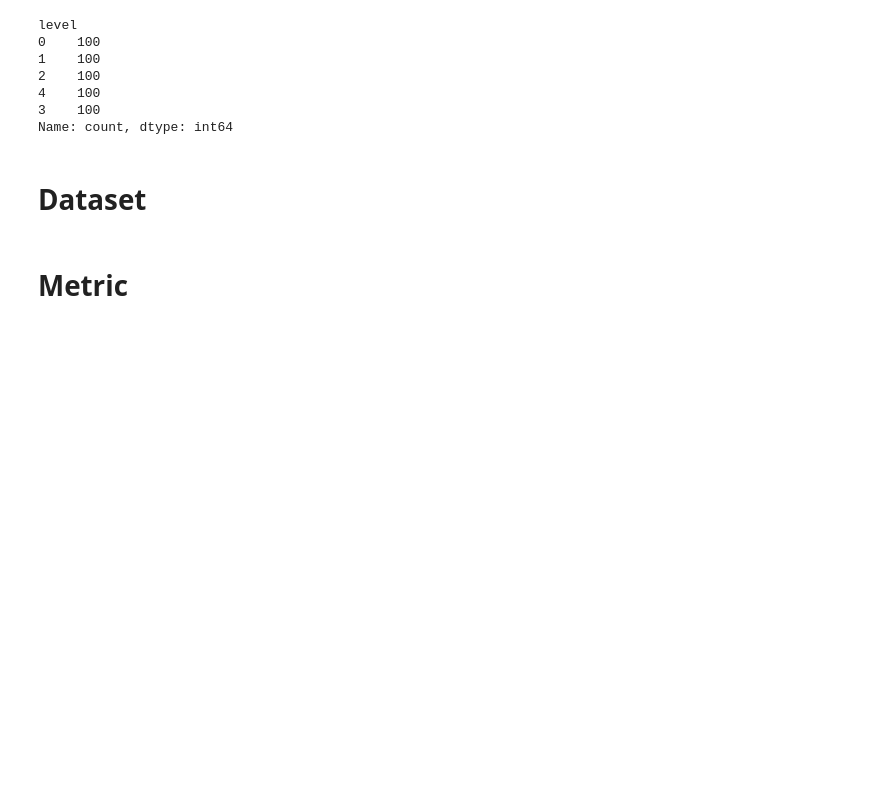
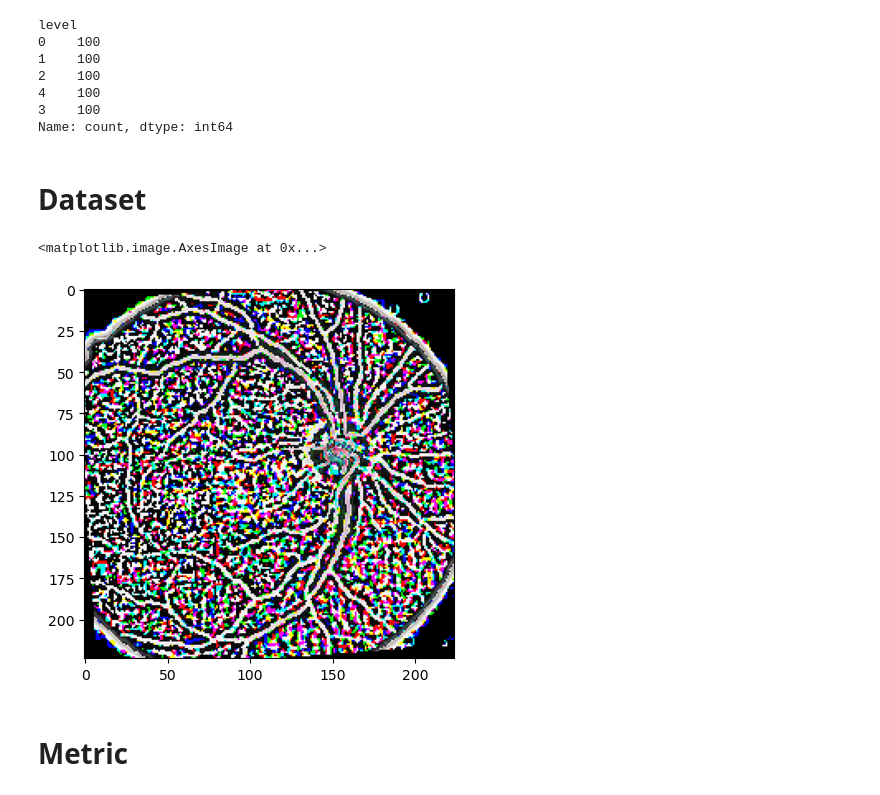
Before and after one commit to aakashks/SupCon-DR, a Jupyter notebook: model_full_train.ipynb, the cells around one changed output. Saved outputs shown, nothing was run; the diff lists cells and outputs as text; code cells hidden in the pictures; blank space fills up the shorter version.

```diff
--- a/model_full_train.ipynb
+++ b/model_full_train.ipynb
@@ -37,13 +37,13 @@ NUM_CLASSES = 5
 class CFG:
     seed = 42
     N_folds = 5
-    train_folds = [0, 1] # [0,1,2,3,4]
+    train_folds = [0] # [0,1,2,3,4]
 
     device = 'cuda' if torch.cuda.is_available() else 'cpu'
     apex=True # use half precision
 
     # model_name = "maxvit_tiny_tf_512"
-    model_name = "maxvit_tiny_tf_224.in1k"
+    model_name = "resnet50.a1_in1k"
     epochs = 5
     # weights =  torch.tensor([0.206119, 0.793881],dtype=torch.float32)
 
@@ -85,3 +86,8 @@ train_data = pd.read_csv(os.path.join(DATA_FOLDER, 'trainLabels.csv'))
 | 35124 | 44349_left | 0 |
 | 35125 | 44349_right | 1 |
 35126 rows × 2 columns
+# %%
+# remove all images from the csv if they are not in the folder
+lst = map(lambda x: x[:-5], os.listdir(TRAIN_DATA_FOLDER))
+train_data = train_data[train_data.image.isin(lst)]
+len(train_data)
@@ -112,20 +147,18 @@ Name: count, dtype: int64
 # %%
+# train_transforms = CustomTransform()
+
 train_transforms = v2.Compose([
-    v2.ToTensor(),
-    v2.Resize(CFG.resolution),
-    # v2.Normalize(mean, std),
-    v2.RandomRotation(degrees=90),
-    v2.RandomHorizontalFlip(),
-    v2.RandomVerticalFlip(),
-    v2.GaussianBlur(kernel_size=(5, 5), sigma=(0.1, 2.0)),
+    CustomTransform(),
+    v2.RandomResizedCrop(CFG.resolution, scale=(0.8, 1.0)),  # Krizhevsky style random cropping
+    v2.RandomHorizontalFlip(),  # Random horizontal flip
+    v2.RandomVerticalFlip(),  # Random vertical flip
+    v2.GaussianBlur(kernel_size=(5, 5), sigma=(0.1, 2)),  # Gaussian blur with random kernel size and sigma
+    v2.RandomRotation(degrees=(0, 90)),  # Random rotation between 0 and 360 degrees
     v2.ToDtype(torch.float32, scale=False),
 ])
 
 val_transforms = v2.Compose([
-    v2.ToTensor(),
-    v2.Resize(CFG.resolution),
-    # v2.Normalize(mean, std),
-    v2.GaussianBlur(kernel_size=(5, 5), sigma=(0.1, 2.0)),
+    CustomTransform(),
     v2.ToDtype(torch.float32, scale=False),
 ])
 # %%
@@ -149,7 +182,16 @@ class ImageTrainDataset(Dataset):
         image = self.transforms(image)
         label = d.level
 
-        return image, label
+        return image, torch.tensor(label, dtype=torch.long)
+# %%
+# view sample images from the dataset
+train_dataset = ImageTrainDataset(TRAIN_DATA_FOLDER, train_data, train_transforms)
+image, label = train_dataset[10]
+transformed_img_pil = F.to_pil_image(image)
+plt.imshow(transformed_img_pil)
+# %% [output]
+<matplotlib.image.AxesImage at 0x...>
+[figure, added]
 # %% [markdown]
 # Metric
 # %%
```
Also changed, not shown: parts of 5 cells of this notebook.
